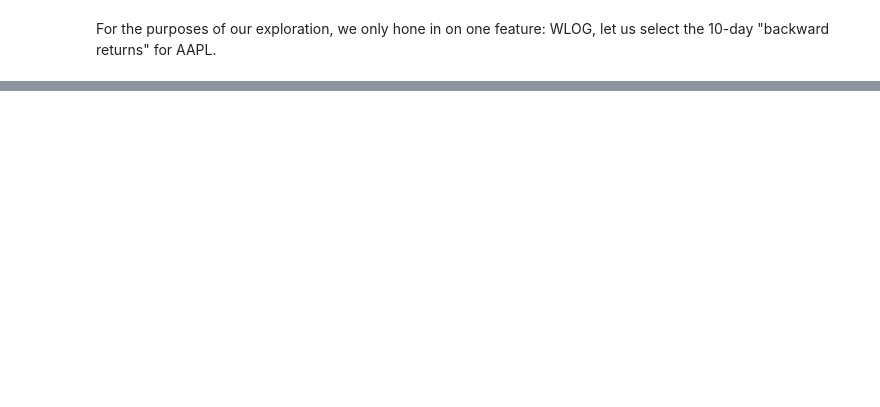
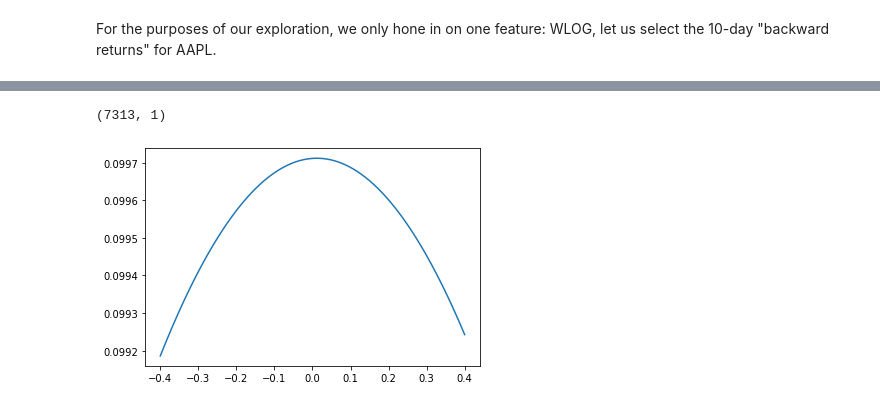
Before and after one commit to rajathsalegame/dowjones_classifier, a Jupyter notebook: notebooks/feature_exploration.ipynb, the cells around one changed output, grey strips where cells are left out. Cells and saved outputs as stored; diff of their text form; code cells hidden in the pictures; blank space fills up the shorter version.

```diff
--- a/notebooks/feature_exploration.ipynb
+++ b/notebooks/feature_exploration.ipynb
@@ -91,0 +115,20 @@ Dataframe[‘feature1ExpandingNorm’]=(Dataframe[‘feature1’]-dataframe[‘f
+# %%
+from sklearn.neighbors import KernelDensity
+
+data = np.array(feature[('AAPL', 10)].values).reshape(-1, 1)
+print(data.shape)
+norm_data = np.array(feature['expanding_norm'].values[1:]).reshape(-1,1)
+
+model = KernelDensity(bandwidth=4, kernel='gaussian')
+model.fit(data)
+
+test_vals = np.linspace(-0.4,0.4,len(data)).reshape(-1,1)
+probabilities = model.score_samples(test_vals)
+probabilities = np.exp(probabilities)
+
+# plt.hist(data, bins=200, density=True)
+plt.plot(test_vals, probabilities)
+plt.show()
+# %% [output]
+(7313, 1)
+[figure, added]
```
Also changed, not shown: parts of 14 cells of this notebook.
